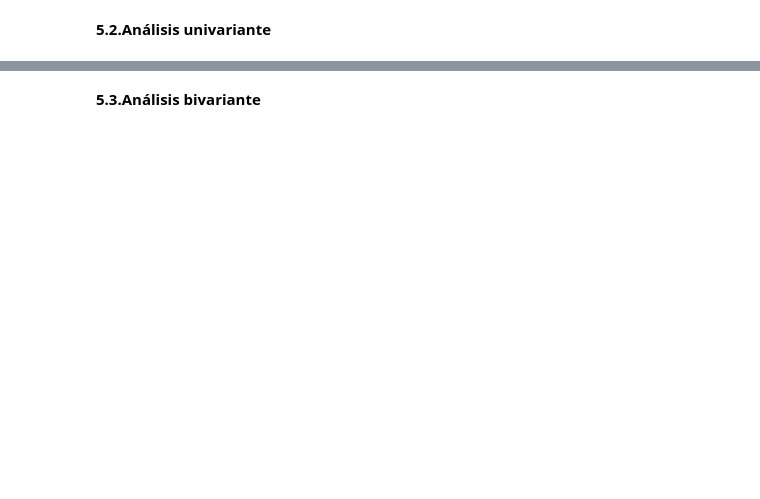
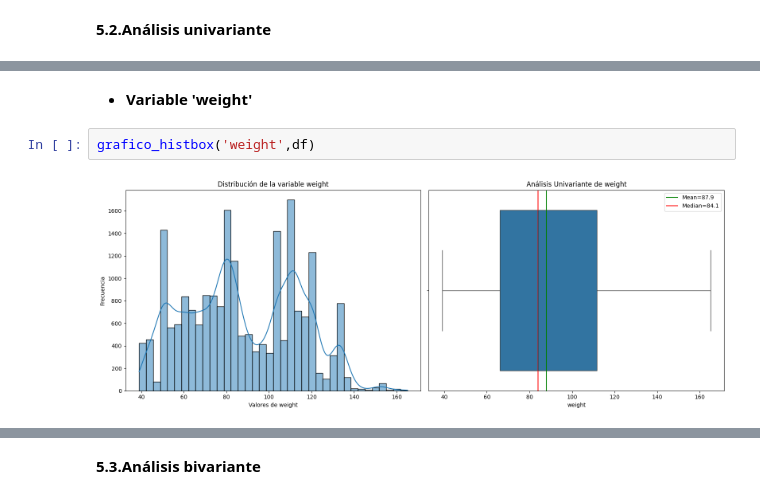
Before and after one commit to ItziCG/Proyecto-ML-Obesity-Risk, a Jupyter notebook: src/utils/proyect_ML.ipynb, the cells around one changed output, grey strips where cells are left out. Cells and saved outputs as stored; diff of their text form; blank space fills up the shorter version.

```diff
--- a/src/utils/proyect_ML.ipynb
+++ b/src/utils/proyect_ML.ipynb
@@ -202,0 +317,6 @@ cardinalidad
+# %% [markdown]
++ **Variable 'weight'**
+# %%
+grafico_histbox('weight',df)
+# %% [output]
+[figure, added]
```
Also changed, not shown: parts of 61 cells of this notebook, 2 other files.
